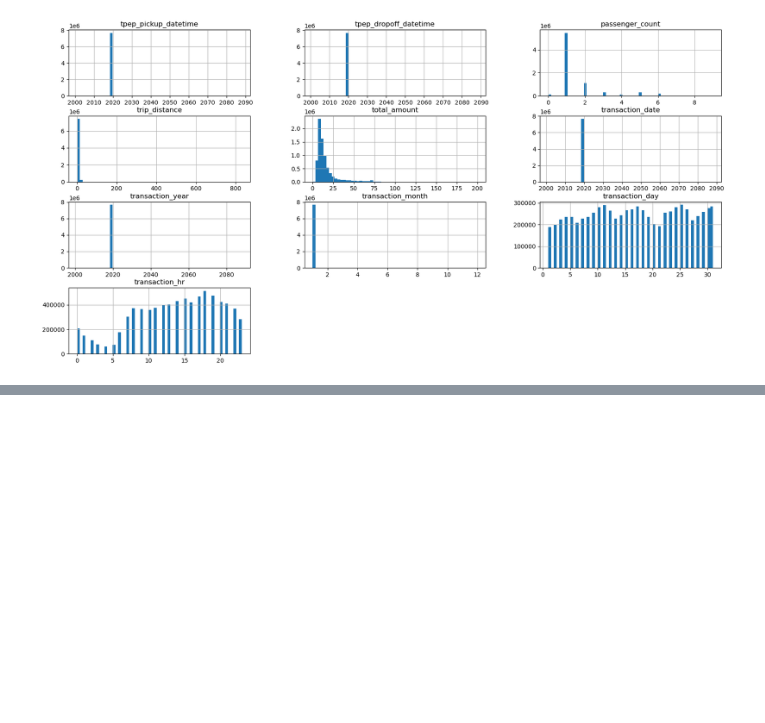
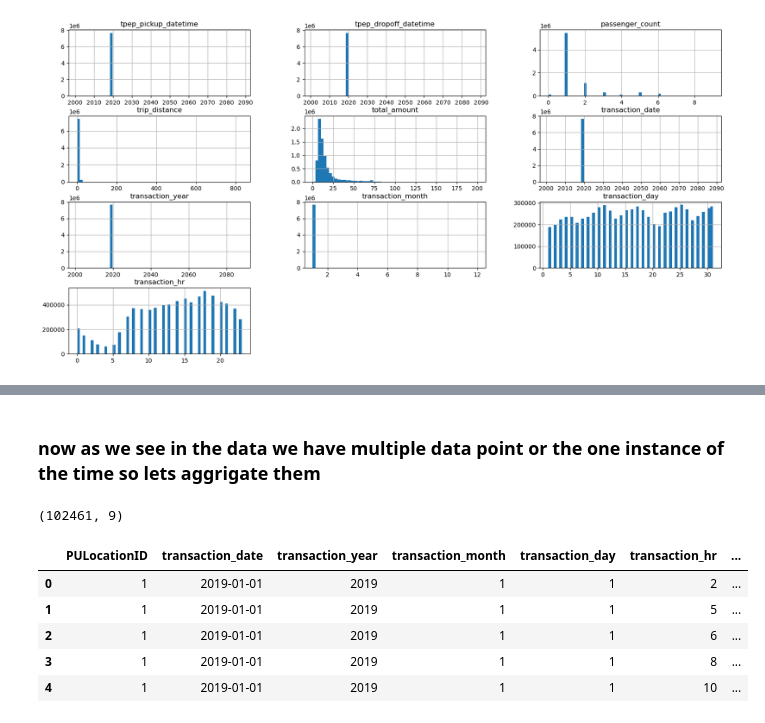
Before and after one commit to Alfej/Taxi-Data-Analysis, a Jupyter notebook: Presentable Notebook.ipynb, the cells around one changed output, grey strips where cells are left out. Drawn from its saved outputs; the diff is of its cells as text; code cells hidden in the pictures; blank space fills up the shorter version.

```diff
--- a/Presentable Notebook.ipynb
+++ b/Presentable Notebook.ipynb
@@ -324,0 +343,15 @@ taxi_data_prepared = taxi_data_prepared[taxi_data_prepared['transaction_month']=
+# %% [markdown]
+### now as we see in the data we have multiple data point or the one instance of the time so lets aggrigate them
+# %%
+texi_grouped_by_region_df = main_df.groupby(cat_cols).mean().reset_index()
+texi_grouped_by_region_df['Count_No_Transactions'] =  main_df.groupby(cat_cols).count().reset_index()['total_amount']
+print(texi_grouped_by_region_df.shape)
+texi_grouped_by_region_df.head()
+# %% [output]
+(102461, 9)
+|  | PULocationID | transaction_date | transaction_year | transaction_month | transaction_day | transaction_hr | ... |
+| 0 | 1 | 2019-01-01 | 2019 | 1 | 1 | 2 | ... |
+| 1 | 1 | 2019-01-01 | 2019 | 1 | 1 | 5 | ... |
+| 2 | 1 | 2019-01-01 | 2019 | 1 | 1 | 6 | ... |
+| 3 | 1 | 2019-01-01 | 2019 | 1 | 1 | 8 | ... |
+| 4 | 1 | 2019-01-01 | 2019 | 1 | 1 | 10 | ... |
```
Also changed, not shown: parts of 5 cells of this notebook.
